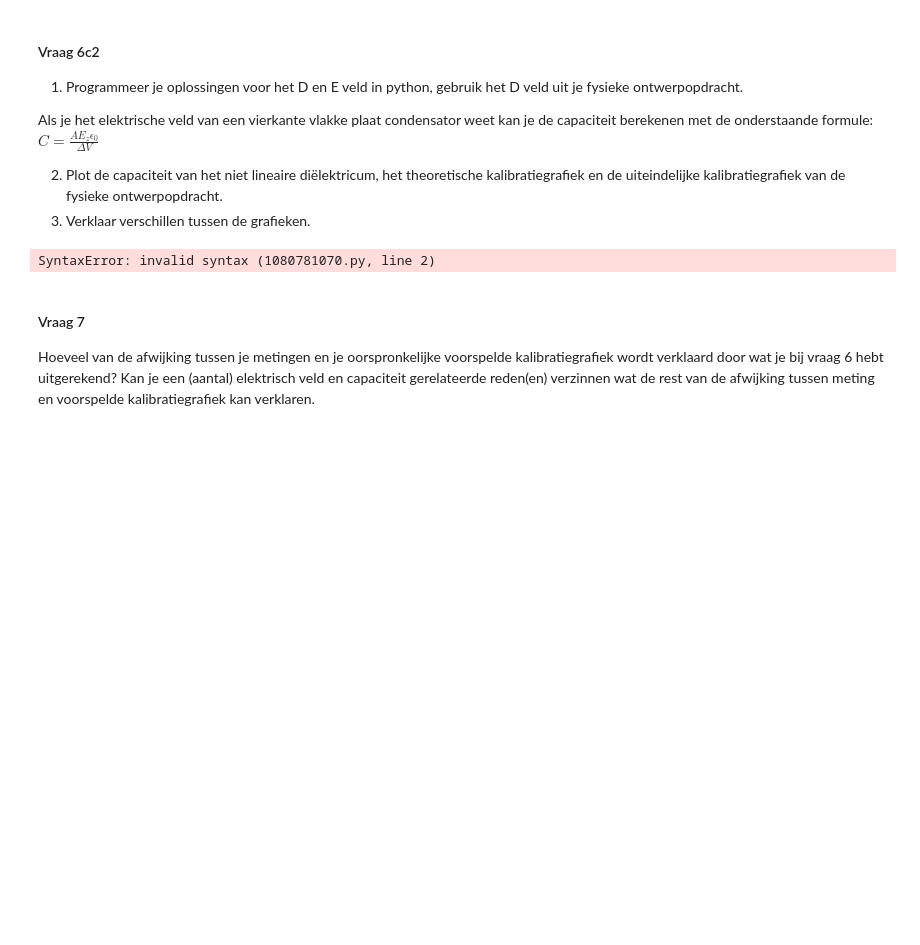
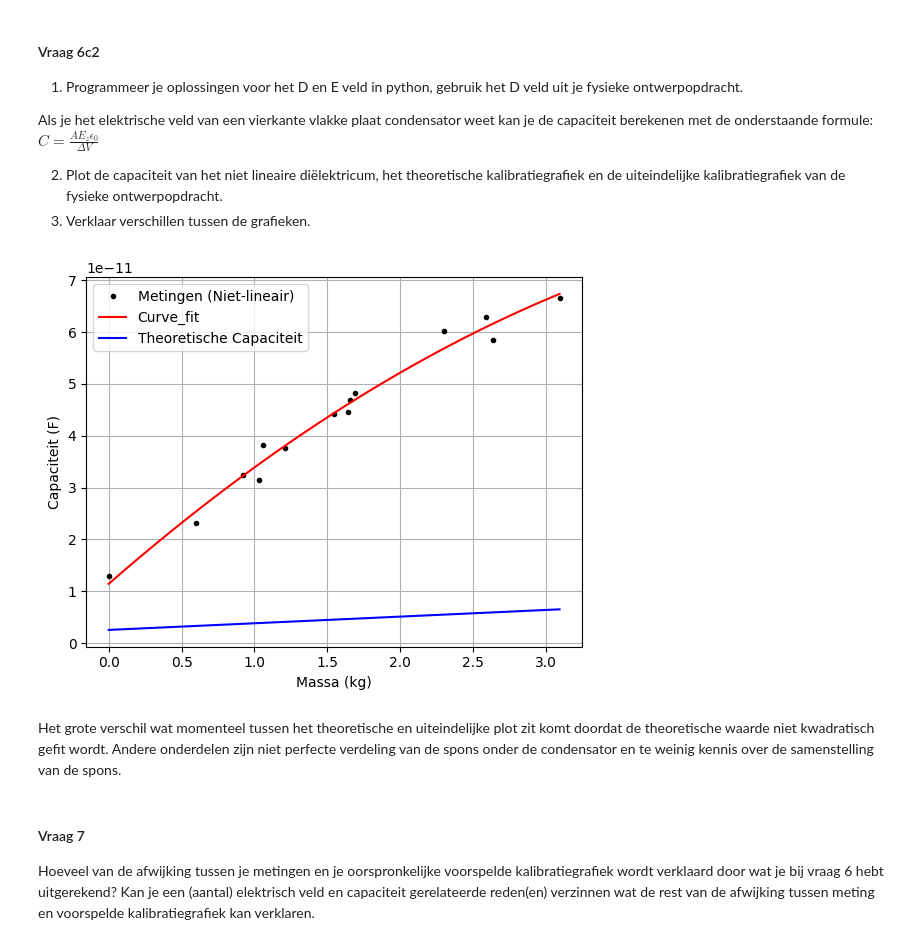
Before and after one commit to korne-Hoendervangers/opdrachten-DEF-D-KorneHoendervangers, a Jupyter notebook: DigitaleOntwerpopdrachten/1CondensatorOpdracht/CondensatorOntwerpopdracht.ipynb, the cells around one changed output. Drawn from its saved outputs; the diff is of its cells as text; code cells hidden in the pictures; blank space fills up the shorter version.

```diff
--- a/DigitaleOntwerpopdrachten/1CondensatorOpdracht/CondensatorOntwerpopdracht.ipynb
+++ b/DigitaleOntwerpopdrachten/1CondensatorOpdracht/CondensatorOntwerpopdracht.ipynb
@@ -789,15 +789,56 @@ E_z \epsilon_0}{\Delta V}$
 3. Verklaar verschillen tussen de grafieken.
 # %%
  # Pas deze code aan zodat jouw opstelling doorgerekend wordt
-Gemeten_capaciteit =
+from scipy.optimize import curve_fit
+C = np.array([13, 23.1, 31.4, 48.2, 66.6, 58.5, 44.1, 38.2, 32.4, 37.6, 44.5, 60.2, 62.8, 46.9]) * 10**-12
+Massa_kalibratie = np.array([0,600.3,1033,1692.4,3093.1,2635.3,1546.4,1060.8,919.5,1209.7,1643.3,2302.0,2589.1,1656.1])/1000
+A = 0.01          # m^2
+V = 8             # Volt
+epsilon0 = 8.854e-12  # permittiviteit van vacuum (F/m)
+EpsilonR = 1.1    # Relatieve permittiviteit
+rho = 30
+d0 = 0.03          # Rustdikte van je spons in meters (bijv. 3 cm)
+k = 0.5
 
-Oplossing_D_veld =
-Oplossing_E_veld =
+#Programmeren van D en E veld
+Oplossing_D_veld = (C * V) / A
+Oplossing_E_veld = Oplossing_D_veld / (epsilon0 * EpsilonR)
+
 
 def E_condensator(x1, x2, D):
-    return None
+    return D / (x1 * (1 + x2))
+
+x1 = epsilon0 * EpsilonR
+x2 = 0.15
+
+#theoretische kalibratiegrafiek
+test_massa = np.linspace(0, max(Massa_kalibratie), 100)
+d_massa = d0 / (1 + k * test_massa)
+Oplossing_D_veld1 = (epsilon0 * EpsilonR * V) / d_massa
+
+C_theorie = (A*E_condensator(x1, x2, Oplossing_D_veld1)*epsilon0)/V
+
+# uiteindelijke kalibratiegrafiek
+def fit(m, a, b, c):
+    return a * m**2 + b * m + c
+
+popt, pcov = curve_fit(fit, Massa_kalibratie, C)
+a_opt, b_opt, c_opt = popt
+massa_lijn = np.linspace(0, max(Massa_kalibratie), 100)
+
+plt.figure()
+plt.plot(Massa_kalibratie, C,'k.', color='black', label='Metingen (Niet-lineair)')
+plt.plot(massa_lijn, fit(massa_lijn, *popt), color='red', label="Curve_fit")
+plt.plot(test_massa, C_theorie, color='blue', label="Theoretische Capaciteit")
+plt.xlabel('Massa (kg)')
+plt.ylabel('Capaciteit (F)')
+plt.legend()
+plt.grid()
+plt.show()
 # %% [output]
-SyntaxError: invalid syntax (1080781070.py, line 2)
+[figure, added]
+# %% [markdown]
+Het grote verschil wat momenteel tussen het theoretische en uiteindelijke plot zit komt doordat de theoretische waarde niet kwadratisch gefit wordt. Andere onderdelen zijn niet perfecte verdeling van de spons onder de condensator en te weinig kennis over de samenstelling van de spons.
 # %% [markdown]
 #### Vraag 7
 
```
